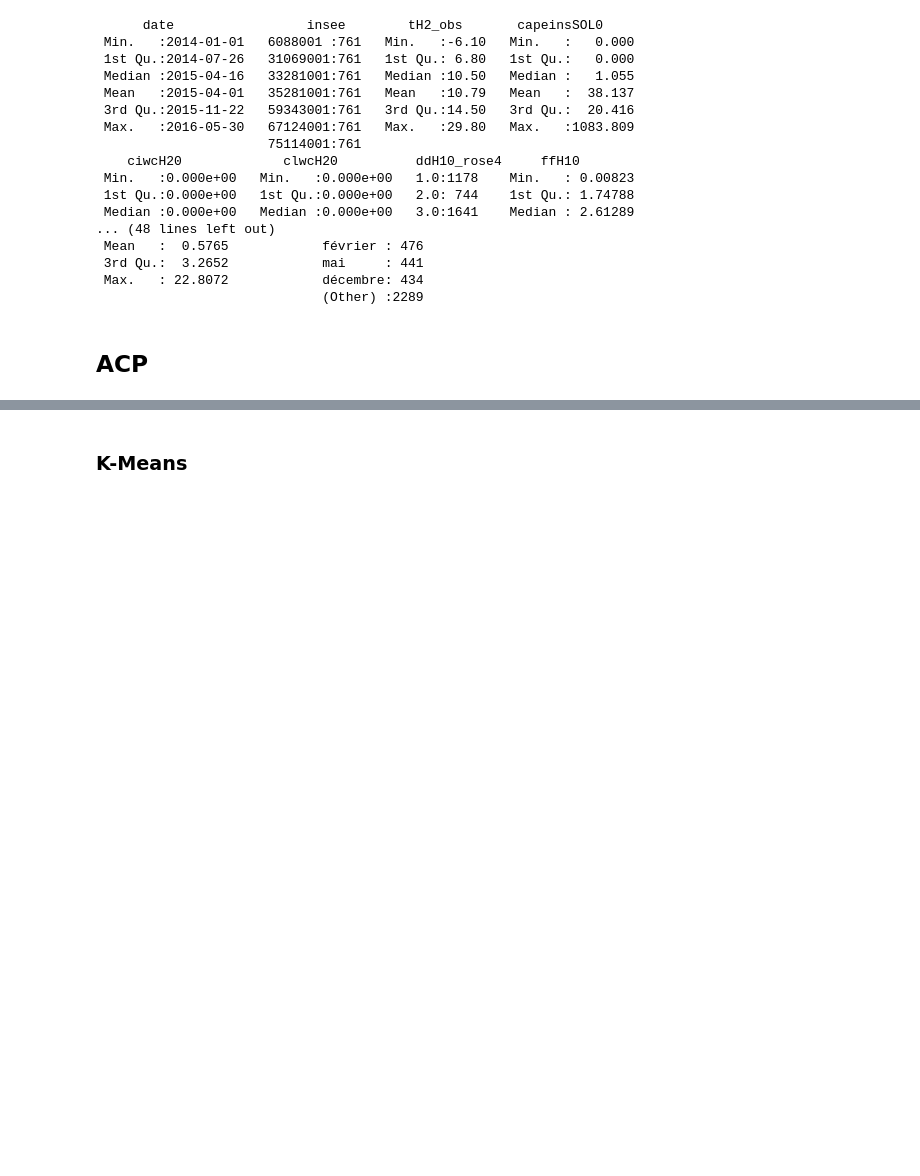
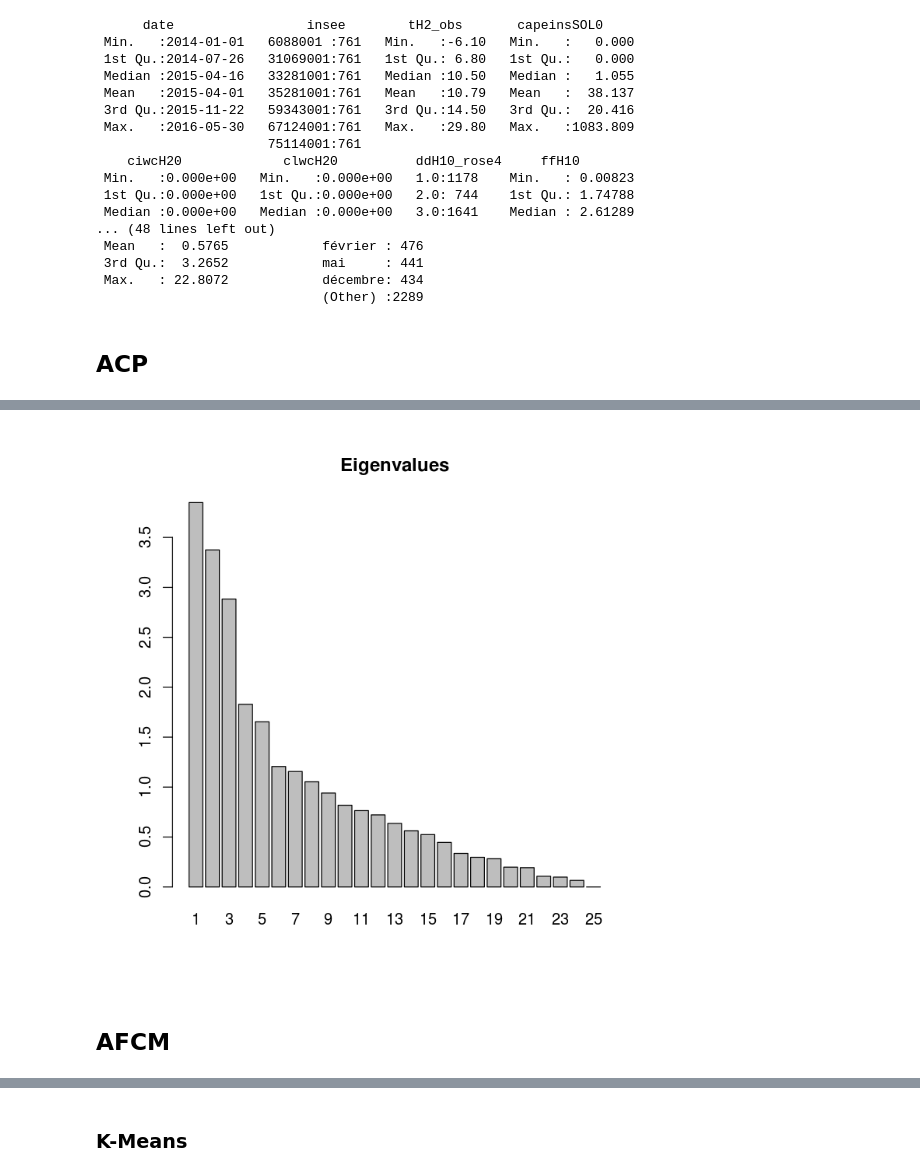
Before and after one commit to CangelosiQ/Defi, a Jupyter notebook: Data_Analysis_R.ipynb, the cells around one changed output, grey strips where cells are left out. Cells and saved outputs as stored; diff of their text form; code cells hidden in the pictures; blank space fills up the shorter version.

Commit message:
ajout script ACP et AFCM

```diff
--- a/Data_Analysis_R.ipynb
+++ b/Data_Analysis_R.ipynb
@@ -283,0 +410,7 @@ ERROR: Error in cov.wt(z): 'x' must contain finite values only
+# %%
+options(repr.plot.width=6, repr.plot.height=6)
+barplot(pca$eig[,1],main="Eigenvalues",names.arg=1:nrow(pca$eig))
+# %% [output]
+[figure, added]
+# %% [markdown]
+## AFCM
```
Also changed, not shown: parts of 18 cells of this notebook.
